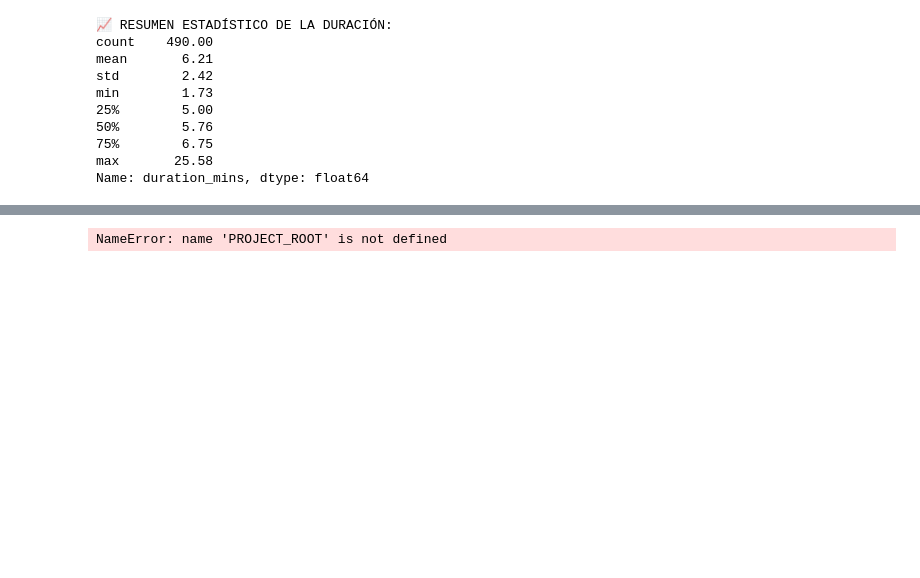
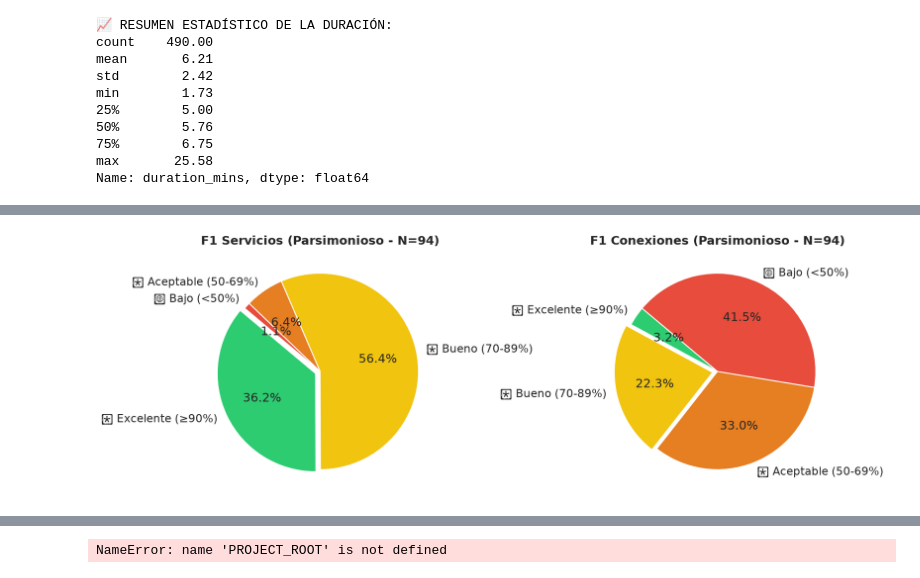
Before and after one commit to stevenijm777/AWS-Architecture, a Jupyter notebook: whiteboard_selection_lab/graficas.ipynb, the cells around one changed output, grey strips where cells are left out. Drawn from its saved outputs; the diff is of its cells as text; code cells hidden in the pictures; blank space fills up the shorter version.

```diff
--- a/whiteboard_selection_lab/graficas.ipynb
+++ b/whiteboard_selection_lab/graficas.ipynb
@@ -235,0 +288,37 @@ auditar_alucinaciones_y_faltantes(df)
+# %%
+# ==========================================
+# 🎯 2. DISTRIBUCIÓN DE F1 EN MODELO PARSIMONIOSO
+# ==========================================
+def graficar_distribucion_parsimonioso(df):
+    df_pars = df[df["run_type"].str.contains("Parsimonious", na=False)].copy()
+
+    def clasificar_rango(score):
+        if score >= 0.90: return "🟢 Excelente (≥90%)"
+        elif score >= 0.70: return "🟡 Bueno (70-89%)"
+        elif score >= 0.50: return "🟠 Aceptable (50-69%)"
+        else: return "🔴 Bajo (<50%)"
+
+    df_pars["rango_svc"] = df_pars["svc_f1"].apply(clasificar_rango)
+    df_pars["rango_edge"] = df_pars["edge_f1"].apply(clasificar_rango)
+
+    orden = ["🟢 Excelente (≥90%)", "🟡 Bueno (70-89%)", "🟠 Aceptable (50-69%)", "🔴 Bajo (<50%)"]
+    colores = ["#2ecc71", "#f1c40f", "#e67e22", "#e74c3c"]
+
+    fig, axes = plt.subplots(1, 2, figsize=(16, 6))
+
+    # F1 Servicios
+    conteo_svc = df_pars["rango_svc"].value_counts().reindex(orden).fillna(0)
+    axes[0].pie(conteo_svc, labels=conteo_svc.index, autopct="%1.1f%%", colors=colores, startangle=140, explode=(0.05, 0, 0, 0))
+    axes[0].set_title(f"F1 Servicios (Parsimonioso - N={len(df_pars)})", fontweight="bold")
+
+    # F1 Conexiones
+    conteo_edge = df_pars["rango_edge"].value_counts().reindex(orden).fillna(0)
+    axes[1].pie(conteo_edge, labels=conteo_edge.index, autopct="%1.1f%%", colors=colores, startangle=140, explode=(0, 0.05, 0, 0))
+    axes[1].set_title(f"F1 Conexiones (Parsimonioso - N={len(df_pars)})", fontweight="bold")
+
+    plt.tight_layout()
+    plt.show()
+
+graficar_distribucion_parsimonioso(df)
+# %% [output]
+[figure, added]
```
Also changed, not shown: parts of 7 cells of this notebook, 56 other files.
